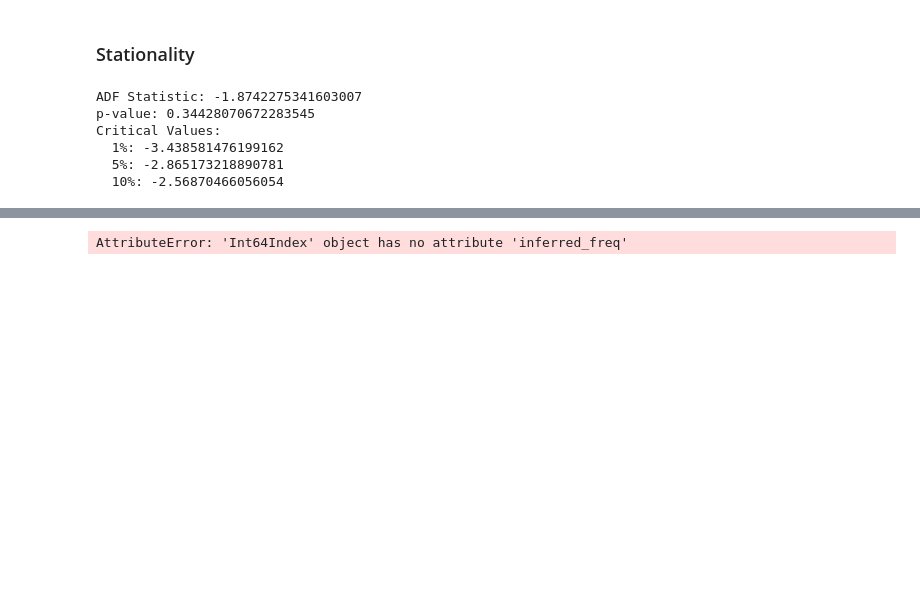
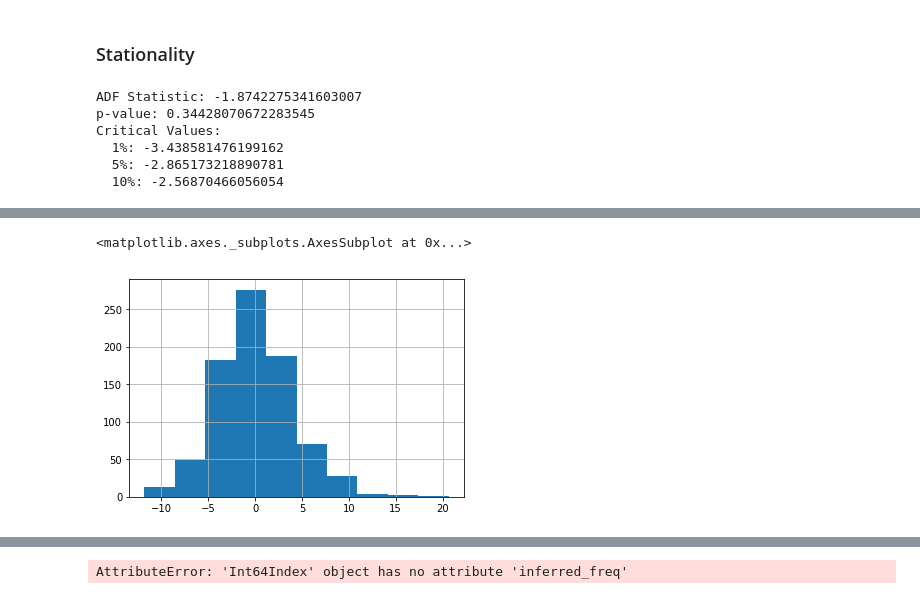
Before and after one commit to npendicott/london-forcast, a Jupyter notebook: modelng/exploratory_analysis.ipynb, the cells around one changed output, grey strips where cells are left out. Saved outputs shown, nothing was run; the diff lists cells and outputs as text; code cells hidden in the pictures; blank space fills up the shorter version.

```diff
--- a/modelng/exploratory_analysis.ipynb
+++ b/modelng/exploratory_analysis.ipynb
@@ -379,0 +430,5 @@ If I remember, these guys are NOT going down quickly enough to show that there I
+# %%
+pandas.Series(single_agg_decomp.resid).hist()
+# %% [output]
+<matplotlib.axes._subplots.AxesSubplot at 0x...>
+[figure, added]
```
Also changed, not shown: parts of 45 cells of this notebook.
